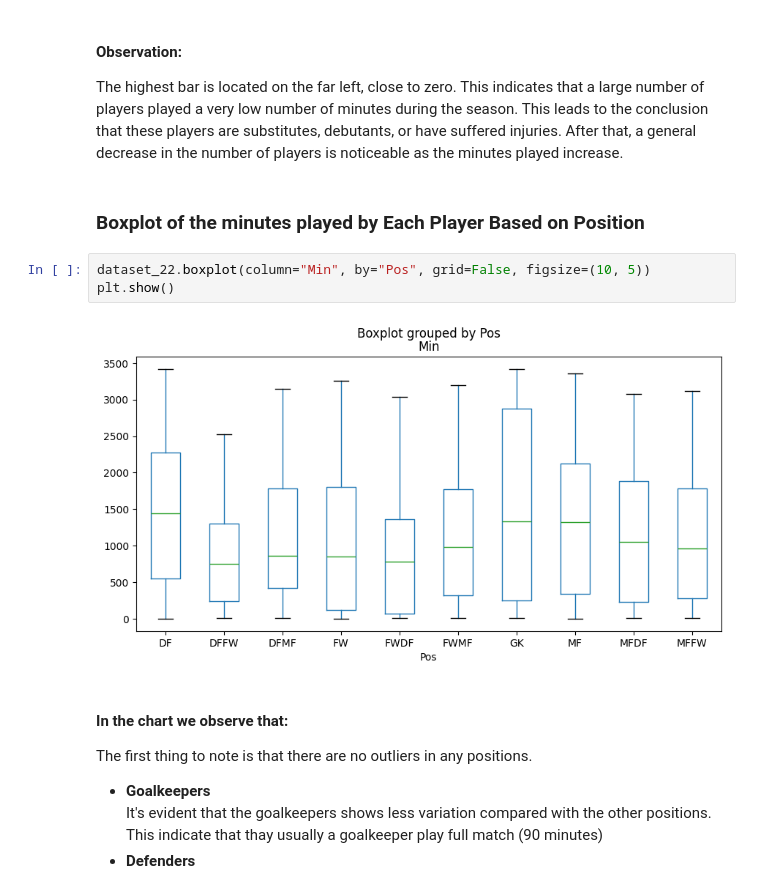
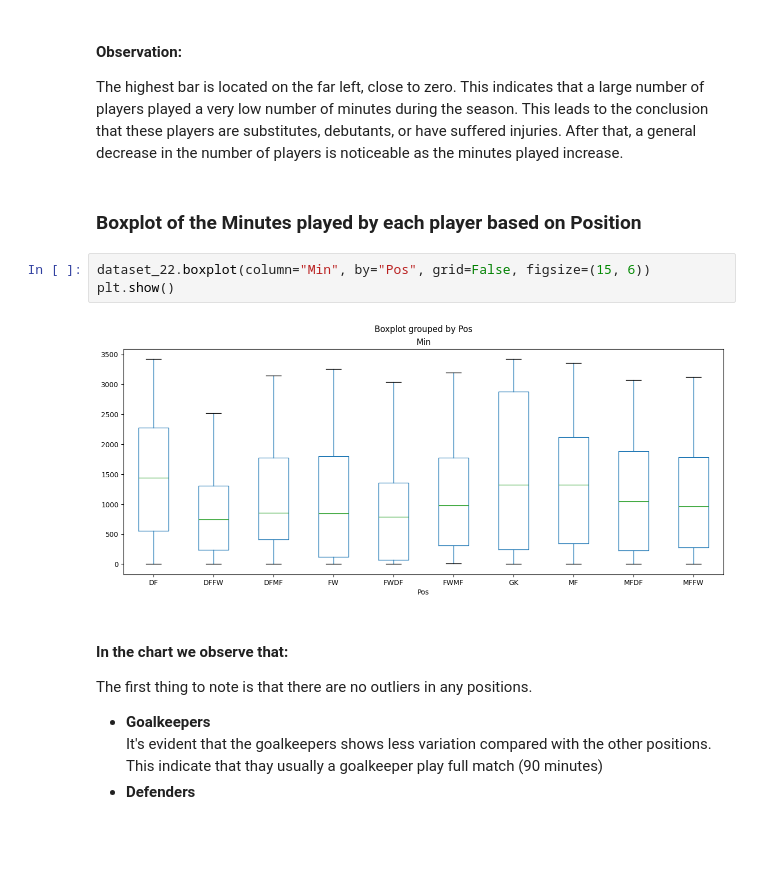
Before and after one commit to Mammew/proj_IDS, a Jupyter notebook: notebook.ipynb, the cells around one changed output. Drawn from its saved outputs; the diff is of its cells as text; blank space fills up the shorter version.

```diff
--- a/notebook.ipynb
+++ b/notebook.ipynb
@@ -146,12 +146,12 @@ plt.show()
 The highest bar is located on the far left, close to zero. This indicates that a large number of players played a very low number of minutes during the season. This leads to the conclusion that these players are substitutes, debutants, or have suffered injuries.
 After that, a general decrease in the number of players is noticeable as the minutes played increase.
 # %% [markdown]
-### Boxplot of the minutes played by Each Player Based on Position
+### Boxplot of the Minutes played by each player based on Position
 # %%
-dataset_22.boxplot(column="Min", by="Pos", grid=False, figsize=(10, 5))
+dataset_22.boxplot(column="Min", by="Pos", grid=False, figsize=(15, 6))
 plt.show()
 # %% [output]
-[figure, old version]
+[figure, new version]
 # %% [markdown]
 #### In the chart we observe that:
 The first thing to note is that there are no outliers in any positions.
```
Also changed, not shown: parts of 15 cells of this notebook.
